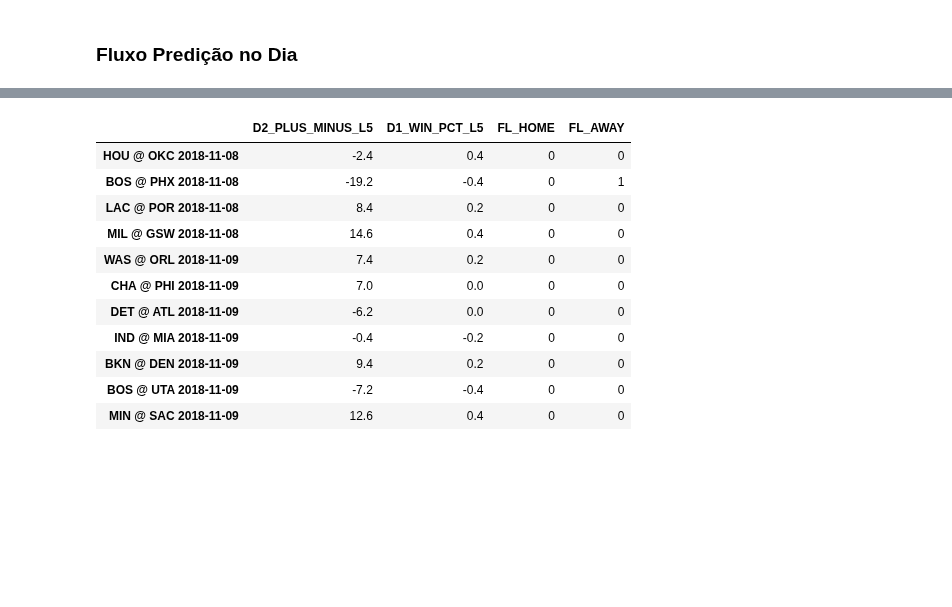
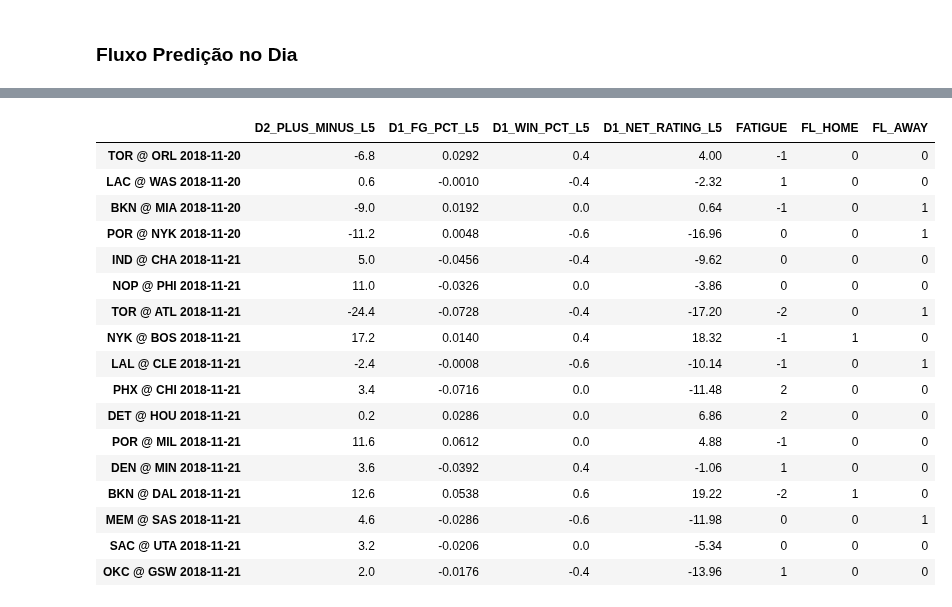
Before and after one commit to rafaelgasp/nba_games, a Jupyter notebook: deploy/Deploy.ipynb, the cells around one changed output, grey strips where cells are left out. Cells and saved outputs as stored; diff of their text form; code cells hidden in the pictures; blank space fills up the shorter version.

```diff
--- a/deploy/Deploy.ipynb
+++ b/deploy/Deploy.ipynb
@@ -70,4 +67,6 @@ all_games = pd.concat([all_games, new_all_games]).reset_index(drop=True)
 # %%
 all_games["DATE"] = [datetime.strptime(str(x)[:10], '%Y-%m-%d') for x in all_games["DATE"]]
 # %%
-all_games.to_csv("all_games_nba_18_19_" + datetime.today().strftime('%d-%m-%Y') + ".csv")
+all_games.set_index("GAME").to_csv("all_games_nba_18_19_" + datetime.today().strftime('%d-%m-%Y') + ".csv")
+# %%
+all_games.set_index("GAME")
@@ -85,5 +114,5 @@ MIN @ SAC 2018-11-09
 # %%
 new_games = data_prep_functions.cria_features(new_games, all_games)
 # %%
-to_predict = data_prep_functions.gera_last_N_games(new_games, all_games)
+to_predict = data_prep_functions.gera_last_N_games(new_games, all_games.drop(['FATIGUE'],axis=1, errors="ignore"))
 # %% [output]
@@ -95,18 +124,25 @@ to_predict = data_prep_functions.variaveis_delta(to_predict)
 # %%
 to_predict["FL_HOME"] = np.where((to_predict['D2_PLUS_MINUS_L5'] > 16) | (to_predict['D1_WIN_PCT_L5'] > 0.6), 1, 0)
 to_predict["FL_AWAY"] = np.where((to_predict['D2_PLUS_MINUS_L5'] < -8) | (to_predict['D1_WIN_PCT_L5'] < -0.6), 1, 0)
+to_predict["FATIGUE"] = to_predict["DAYS_FROM_LAST_GAME_home"] - to_predict["DAYS_FROM_LAST_GAME_away"]
 # %%
-to_predict[['D2_PLUS_MINUS_L5', 'D1_WIN_PCT_L5', 'FL_HOME', 'FL_AWAY']]
+to_predict[['D2_PLUS_MINUS_L5', "D1_FG_PCT_L5", 'D1_WIN_PCT_L5', 'D1_NET_RATING_L5', "FATIGUE", 'FL_HOME', 'FL_AWAY']]
 # %% [output]
-|  | D2_PLUS_MINUS_L5 | D1_WIN_PCT_L5 | FL_HOME | FL_AWAY |
-| HOU @ OKC 2018-11-08 | -2.4 | 0.4 | 0 | 0 |
-| BOS @ PHX 2018-11-08 | -19.2 | -0.4 | 0 | 1 |
-| LAC @ POR 2018-11-08 | 8.4 | 0.2 | 0 | 0 |
-| MIL @ GSW 2018-11-08 | 14.6 | 0.4 | 0 | 0 |
-| WAS @ ORL 2018-11-09 | 7.4 | 0.2 | 0 | 0 |
-| CHA @ PHI 2018-11-09 | 7.0 | 0.0 | 0 | 0 |
-| DET @ ATL 2018-11-09 | -6.2 | 0.0 | 0 | 0 |
-| IND @ MIA 2018-11-09 | -0.4 | -0.2 | 0 | 0 |
-| BKN @ DEN 2018-11-09 | 9.4 | 0.2 | 0 | 0 |
-| BOS @ UTA 2018-11-09 | -7.2 | -0.4 | 0 | 0 |
-| MIN @ SAC 2018-11-09 | 12.6 | 0.4 | 0 | 0 |
+|  | D2_PLUS_MINUS_L5 | D1_FG_PCT_L5 | D1_WIN_PCT_L5 | D1_NET_RATING_L5 | FATIGUE | FL_HOME | FL_AWAY |
+| TOR @ ORL 2018-11-20 | -6.8 | 0.0292 | 0.4 | 4.00 | -1 | 0 | 0 |
+| LAC @ WAS 2018-11-20 | 0.6 | -0.0010 | -0.4 | -2.32 | 1 | 0 | 0 |
+| BKN @ MIA 2018-11-20 | -9.0 | 0.0192 | 0.0 | 0.64 | -1 | 0 | 1 |
+| POR @ NYK 2018-11-20 | -11.2 | 0.0048 | -0.6 | -16.96 | 0 | 0 | 1 |
+| IND @ CHA 2018-11-21 | 5.0 | -0.0456 | -0.4 | -9.62 | 0 | 0 | 0 |
+| NOP @ PHI 2018-11-21 | 11.0 | -0.0326 | 0.0 | -3.86 | 0 | 0 | 0 |
+| TOR @ ATL 2018-11-21 | -24.4 | -0.0728 | -0.4 | -17.20 | -2 | 0 | 1 |
+| NYK @ BOS 2018-11-21 | 17.2 | 0.0140 | 0.4 | 18.32 | -1 | 1 | 0 |
+| LAL @ CLE 2018-11-21 | -2.4 | -0.0008 | -0.6 | -10.14 | -1 | 0 | 1 |
+| PHX @ CHI 2018-11-21 | 3.4 | -0.0716 | 0.0 | -11.48 | 2 | 0 | 0 |
+| DET @ HOU 2018-11-21 | 0.2 | 0.0286 | 0.0 | 6.86 | 2 | 0 | 0 |
+| POR @ MIL 2018-11-21 | 11.6 | 0.0612 | 0.0 | 4.88 | -1 | 0 | 0 |
+| DEN @ MIN 2018-11-21 | 3.6 | -0.0392 | 0.4 | -1.06 | 1 | 0 | 0 |
+| BKN @ DAL 2018-11-21 | 12.6 | 0.0538 | 0.6 | 19.22 | -2 | 1 | 0 |
+| MEM @ SAS 2018-11-21 | 4.6 | -0.0286 | -0.6 | -11.98 | 0 | 0 | 1 |
+| SAC @ UTA 2018-11-21 | 3.2 | -0.0206 | 0.0 | -5.34 | 0 | 0 | 0 |
+| OKC @ GSW 2018-11-21 | 2.0 | -0.0176 | -0.4 | -13.96 | 1 | 0 | 0 |
```
Also changed, not shown: parts of 13 cells of this notebook, 8 other files.
